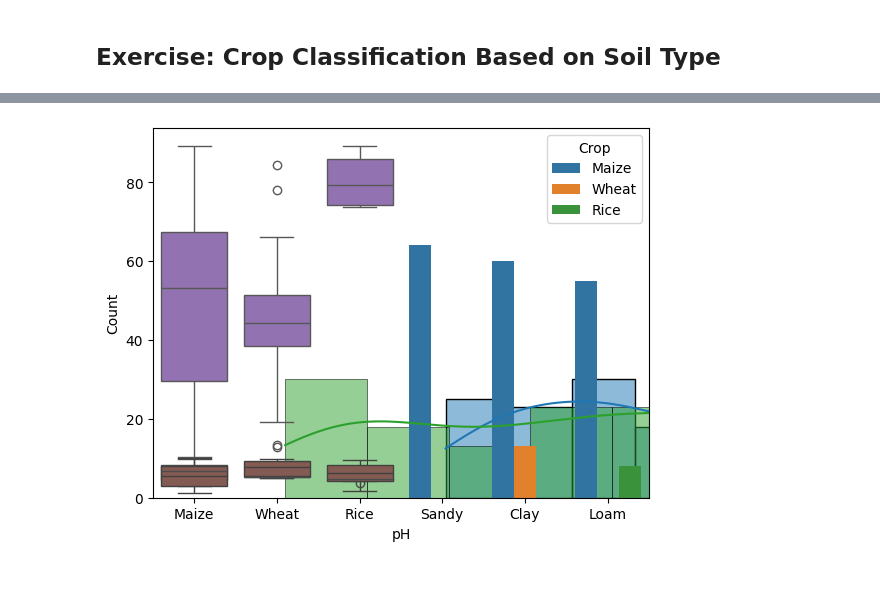
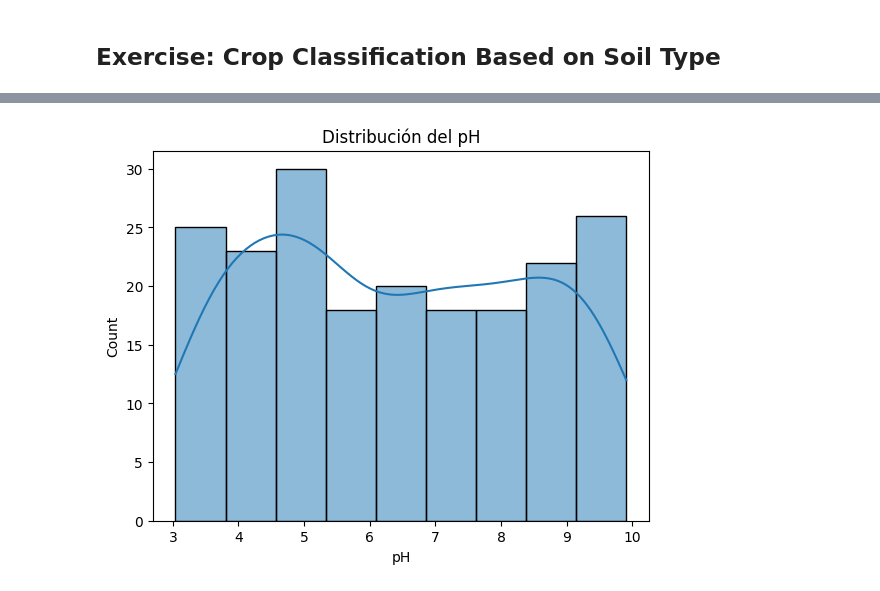
Before and after one commit to LDorantes/UCQ, a Jupyter notebook: School_Projects/term7/Vanguardia/Problems_AI.ipynb, the cells around one changed output, grey strips where cells are left out. Saved outputs shown, nothing was run; the diff lists cells and outputs as text; code cells hidden in the pictures.

```diff
--- a/School_Projects/term7/Vanguardia/Problems_AI.ipynb
+++ b/School_Projects/term7/Vanguardia/Problems_AI.ipynb
@@ -217,27 +207,83 @@ df.head()
 # %%
-# Descripción estadística
-df.describe()
-
-# Comprobación de valores nulos
-df.isnull().sum()
-
-# Distribución de la variable objetivo (Crop)
-df['Crop'].value_counts()
-
-# Visualización de las variables
+import pandas as pd
+from sklearn.model_selection import train_test_split
+from sklearn.preprocessing import StandardScaler
+from sklearn.neighbors import KNeighborsClassifier
+from sklearn.metrics import accuracy_score, classification_report, confusion_matrix
 import seaborn as sns
 import matplotlib.pyplot as plt
 
-# Histograma de cada variable numérica
+# Cargar el dataset
+df = pd.read_csv('soil_crops.csv')
+
+# Exploración de los datos
+# Mostrar las primeras filas del dataset para entender su estructura
+print(df.head())
+
+# Obtener la descripción estadística del dataset
+print(df.describe())
+
+# Comprobación de valores nulos en el dataset
+print(df.isnull().sum())
+
+# Distribución de la variable objetivo (Crop)
+print(df['Crop'].value_counts())
+
+# Visualización de las variables con histogramas
 sns.histplot(df['pH'], kde=True)
+plt.title('Distribución del pH')
+plt.show()
+
 sns.histplot(df['Moisture'], kde=True)
+plt.title('Distribución de la Humedad')
+plt.show()
+
 sns.histplot(df['Nitrogen'], kde=True)
+plt.title('Distribución del Nitrógeno')
+plt.show()
 
-# Boxplot para ver la relación de las características con el tipo de cultivo
+# Visualización de la relación entre las variables y el tipo de cultivo con boxplots
 sns.boxplot(x='Crop', y='pH', data=df)
+plt.title('Relación entre pH y Tipo de Cultivo')
+plt.show()
+
 sns.boxplot(x='Crop', y='Moisture', data=df)
+plt.title('Relación entre Humedad y Tipo de Cultivo')
+plt.show()
+
 sns.boxplot(x='Crop', y='Nitrogen', data=df)
+plt.title('Relación entre Nitrógeno y Tipo de Cultivo')
+plt.show()
 
-# Relación de las variables con el tipo de suelo (SoilType)
+# Relación entre el tipo de suelo y el tipo de cultivo
 sns.countplot(x='SoilType', hue='Crop', data=df)
+plt.title('Distribución del Tipo de Suelo y Tipo de Cultivo')
+plt.show()
+
+# Separar características (X) y la variable objetivo (y)
+X = df[['pH', 'Moisture', 'Nitrogen', 'SoilType']]
+y = df['Crop']
+
+# Convertir la variable categórica 'SoilType' en variables dummy
+X = pd.get_dummies(X, columns=['SoilType'], drop_first=True)
+
+# Dividir los datos en conjuntos de entrenamiento y prueba
+X_train, X_test, y_train, y_test = train_test_split(X, y, test_size=0.2, random_state=42)
+
+# Escalar las características numéricas para una mejor performance del modelo
+scaler = StandardScaler()
+X_train_scaled = scaler.fit_transform(X_train)
+X_test_scaled = scaler.transform(X_test)
+
+# Inicializar y entrenar el modelo KNN
+knn = KNeighborsClassifier(n_neighbors=5)
+knn.fit(X_train_scaled, y_train)
+
+# Predecir las clases del conjunto de prueba
+y_pred = knn.predict(X_test_scaled)
+
+# Evaluación del modelo
+print("Accuracy:", accuracy_score(y_test, y_pred))
+print("Classification Report:\n", classification_report(y_test, y_pred))
+print("Confusion Matrix:\n", confusion_matrix(y_test, y_pred))
 # %% [output]
@@ -245 +307 @@ sns.countplot(x='SoilType', hue='Crop', data=df)
-[figure, old version]
+[figure, new version]
```
Also changed, not shown: parts of 12 cells of this notebook.
